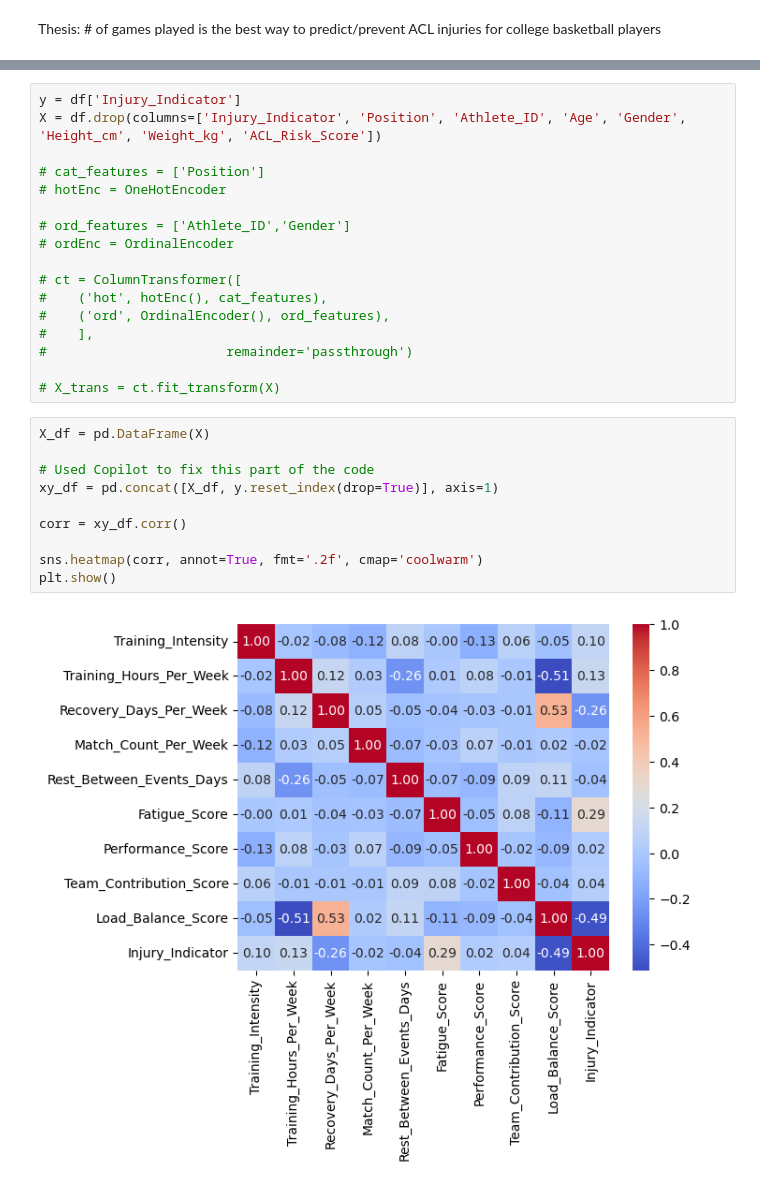
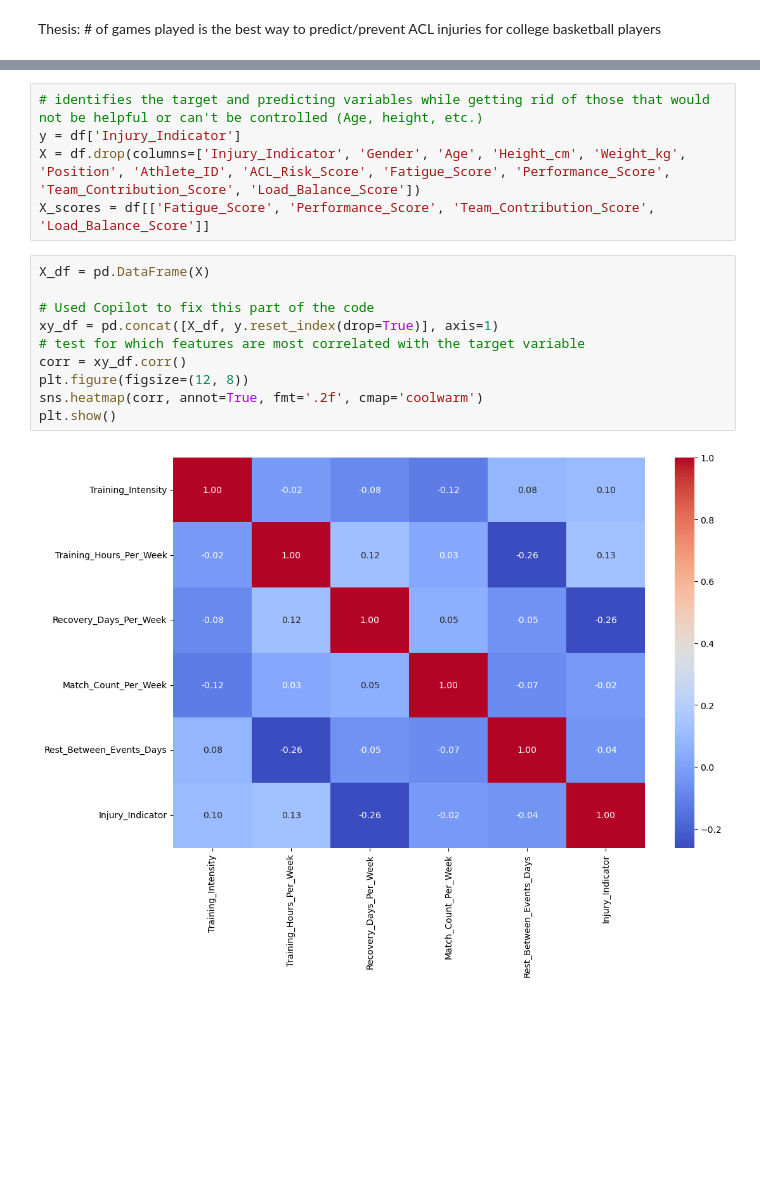
Before and after one commit to Jacksonmb/Boyle_ACLinjuries, a Jupyter notebook: Boyle_ACLInjuries.ipynb, the cells around one changed output, grey strips where cells are left out. Drawn from its saved outputs; the diff is of its cells as text; blank space fills up the shorter version.

```diff
--- a/Boyle_ACLInjuries.ipynb
+++ b/Boyle_ACLInjuries.ipynb
@@ -34,31 +39,19 @@ print(df.columns)
        'Injury_Indicator'],
       dtype='object')
 # %%
+# identifies the target and predicting variables while getting rid of those that would not be helpful or can't be controlled (Age, height, etc.)
 y = df['Injury_Indicator']
-X = df.drop(columns=['Injury_Indicator', 'Position', 'Athlete_ID', 'Age', 'Gender', 'Height_cm', 'Weight_kg', 'ACL_Risk_Score'])
-
-# cat_features = ['Position']
-# hotEnc = OneHotEncoder
-
-# ord_features = ['Athlete_ID','Gender']
-# ordEnc = OrdinalEncoder
-
-# ct = ColumnTransformer([
-#    ('hot', hotEnc(), cat_features),
-#    ('ord', OrdinalEncoder(), ord_features),
-#    ],
-#                       remainder='passthrough')
-
-# X_trans = ct.fit_transform(X)
+X = df.drop(columns=['Injury_Indicator', 'Gender', 'Age', 'Height_cm', 'Weight_kg', 'Position', 'Athlete_ID', 'ACL_Risk_Score', 'Fatigue_Score', 'Performance_Score', 'Team_Contribution_Score', 'Load_Balance_Score'])
+X_scores = df[['Fatigue_Score', 'Performance_Score', 'Team_Contribution_Score', 'Load_Balance_Score']]
 # %%
 X_df = pd.DataFrame(X)
 
 # Used Copilot to fix this part of the code
 xy_df = pd.concat([X_df, y.reset_index(drop=True)], axis=1)
-
+# test for which features are most correlated with the target variable
 corr = xy_df.corr()
-
+plt.figure(figsize=(12, 8))
 sns.heatmap(corr, annot=True, fmt='.2f', cmap='coolwarm')
 plt.show()
 # %% [output]
-[figure, old version]
+[figure, new version]
```
Also changed, not shown: parts of 7 cells of this notebook.
